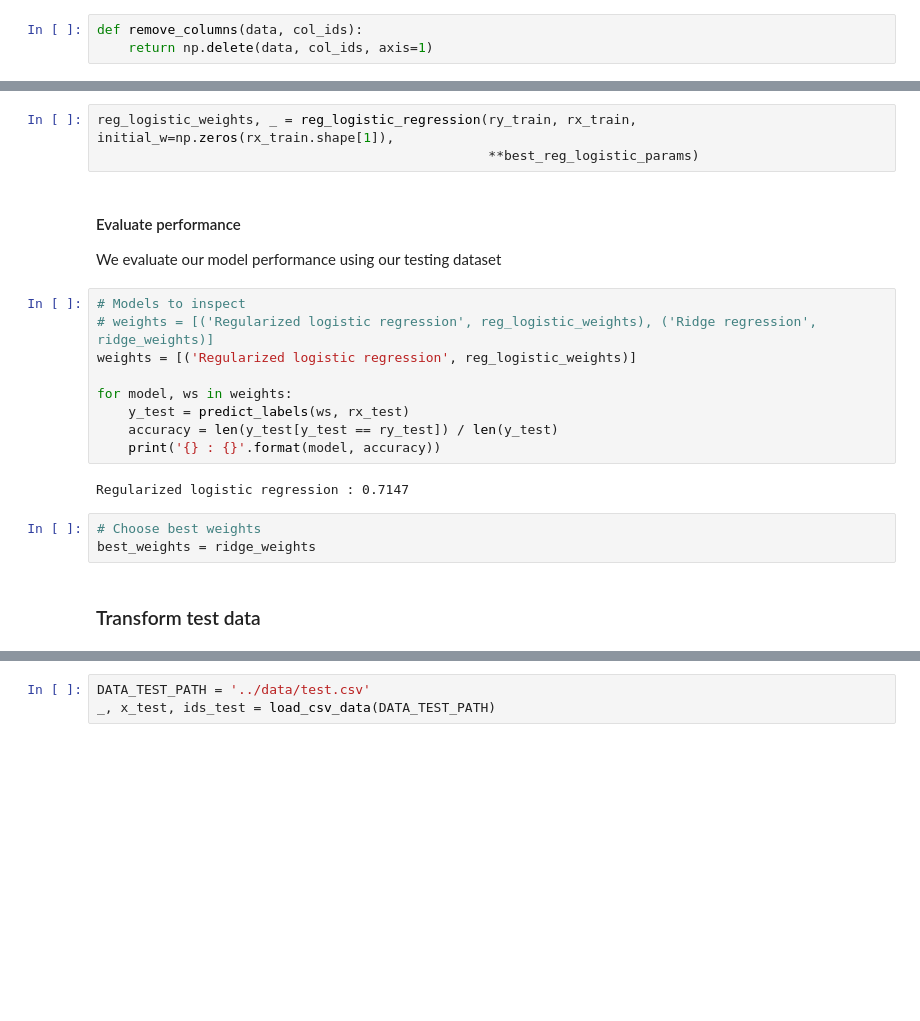
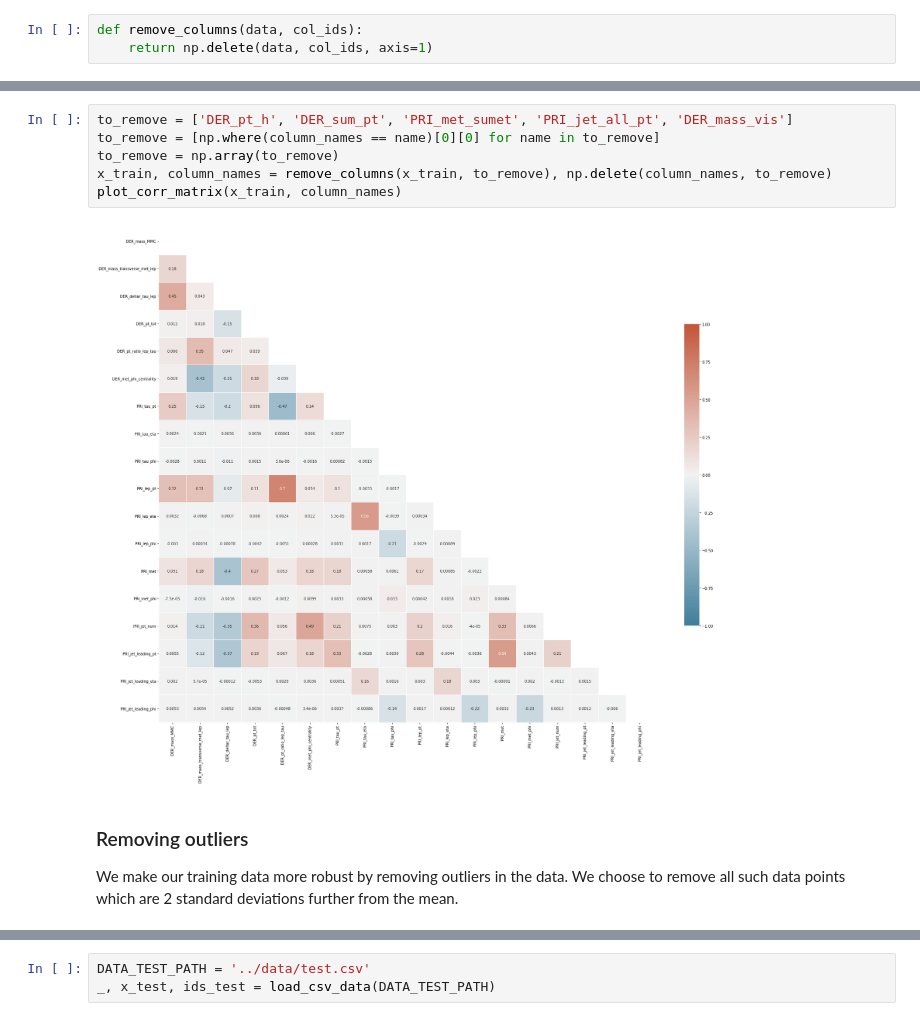
Before and after one commit to lichangling3/ML-Project-1, a Jupyter notebook: src/project1.ipynb, the cells around one changed output, grey strips where cells are left out. Cells and saved outputs as stored; diff of their text form; blank space fills up the shorter version.

```diff
--- a/src/project1.ipynb
+++ b/src/project1.ipynb
@@ -356,22 +153,11 @@ ridge_weights, _ = ridge_regression(y_training, x_training, **best_ridge_params)
-# %%
-reg_logistic_weights, _ = reg_logistic_regression(ry_train, rx_train, initial_w=np.zeros(rx_train.shape[1]),
-                                                  **best_reg_logistic_params)
-# %% [markdown]
-#### Evaluate performance
-We evaluate our model performance using our testing dataset
-# %%
-# Models to inspect
-# weights = [('Regularized logistic regression', reg_logistic_weights), ('Ridge regression', ridge_weights)]
-weights = [('Regularized logistic regression', reg_logistic_weights)]
-
-for model, ws in weights:
-    y_test = predict_labels(ws, rx_test)
-    accuracy = len(y_test[y_test == ry_test]) / len(y_test)
-    print('{} : {}'.format(model, accuracy))
-# %% [output]
-Regularized logistic regression : 0.7147
-# %%
-# Choose best weights
-best_weights = ridge_weights
-# %% [markdown]
-### Transform test data
+# %%
+to_remove = ['DER_pt_h', 'DER_sum_pt', 'PRI_met_sumet', 'PRI_jet_all_pt', 'DER_mass_vis']
+to_remove = [np.where(column_names == name)[0][0] for name in to_remove]
+to_remove = np.array(to_remove)
+x_train, column_names = remove_columns(x_train, to_remove), np.delete(column_names, to_remove)
+plot_corr_matrix(x_train, column_names)
+# %% [output]
+[figure, added]
+# %% [markdown]
+### Removing outliers
+We make our training data more robust by removing outliers in the data. We choose to remove all such data points which are 2 standard deviations further from the mean.
```
Also changed, not shown: parts of 51 cells of this notebook, 1 other file.
